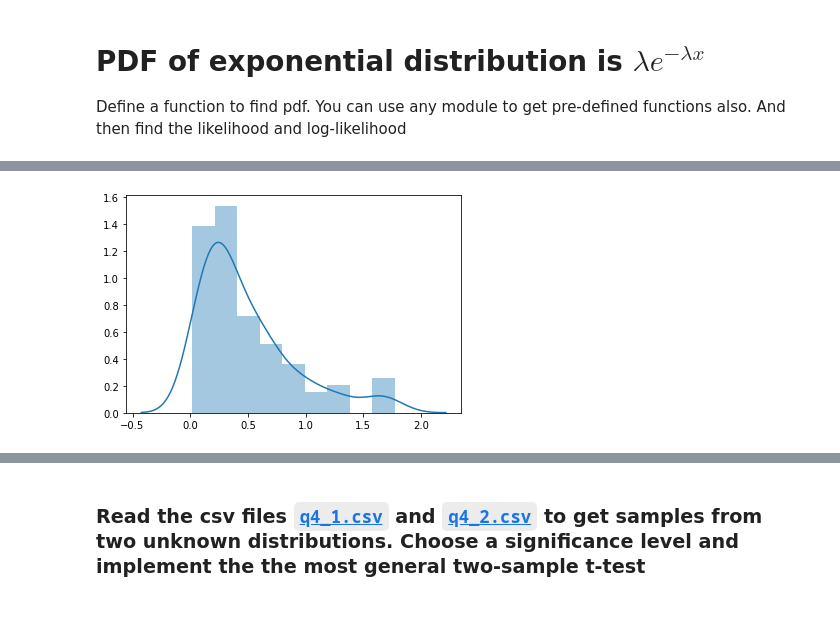
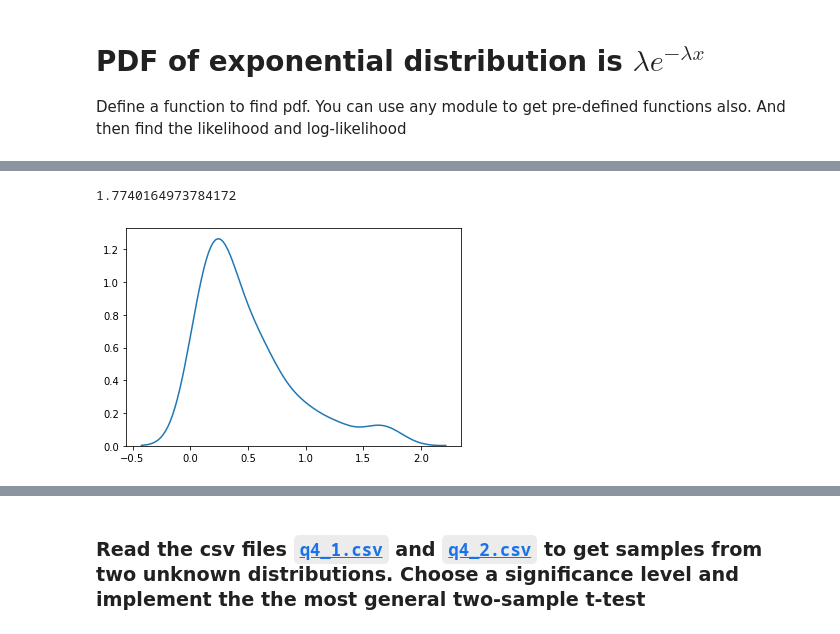
Before and after one commit to shubham-bhatt/Shala2020, a Jupyter notebook: Assignment/Assignment_4_Shubham_Bhatt_DS_L4_22_Apr.ipynb, the cells around one changed output, grey strips where cells are left out. Saved outputs shown, nothing was run; the diff lists cells and outputs as text; code cells hidden in the pictures.

```diff
--- a/Assignment/Assignment_4_Shubham_Bhatt_DS_L4_22_Apr.ipynb
+++ b/Assignment/Assignment_4_Shubham_Bhatt_DS_L4_22_Apr.ipynb
@@ -41,5 +46,9 @@ log likelihood for lambda = 2 -log likelihood for lambda = 1 : -20.3664169706048
+# %%
+data[1].max()
+# %% [output]
+1.7740164973784172
 # %%
-sns.distplot(data[1].values)
+sns.kdeplot(data[1].values)
 plt.show()
 # %% [output]
-[figure, old version]
+[figure, new version]
```
Also changed, not shown: parts of 17 cells of this notebook.
